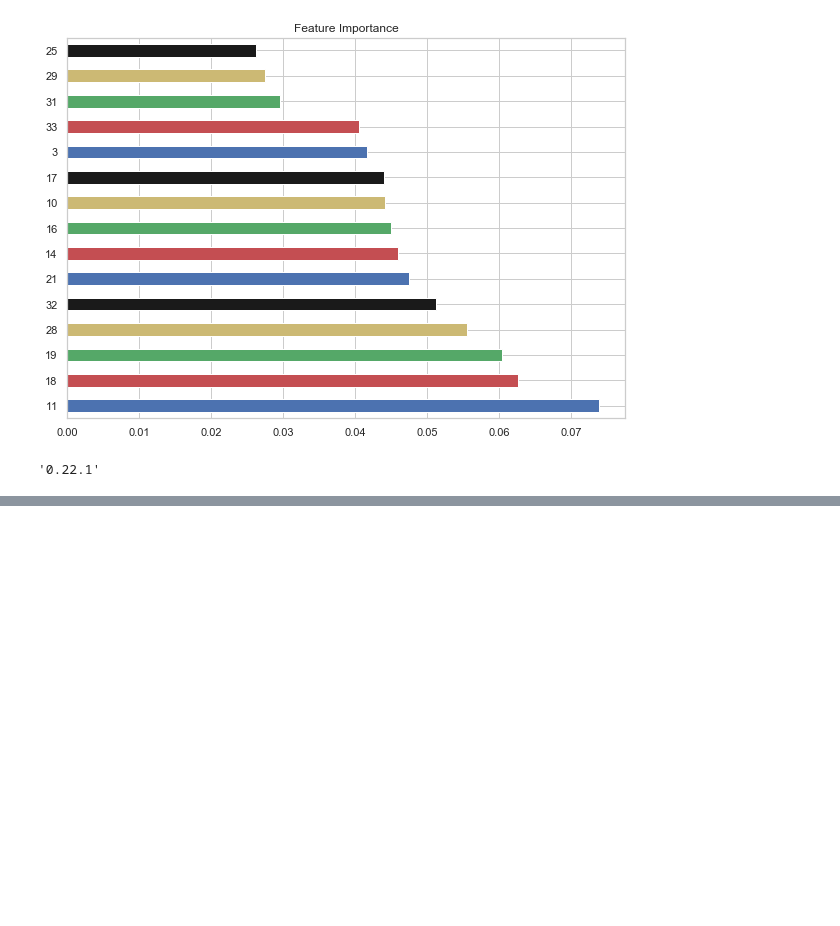
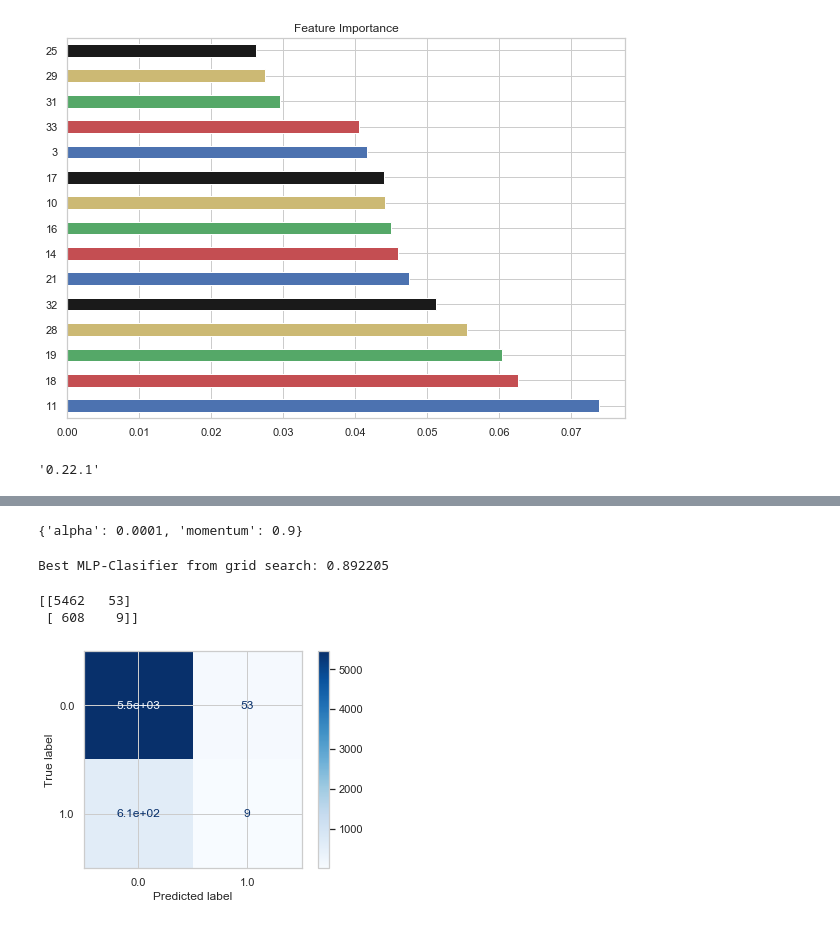
Before and after one commit to robinyUArizona/Pentatonic-Inc., a Jupyter notebook: Modelling-PentatonicTV.ipynb, the cells around one changed output, grey strips where cells are left out. Cells and saved outputs as stored; diff of their text form; code cells hidden in the pictures; blank space fills up the shorter version.

```diff
--- a/Modelling-PentatonicTV.ipynb
+++ b/Modelling-PentatonicTV.ipynb
@@ -343,6 +323,6 @@ sklearn.__version__
 # %% [output]
 '0.22.1'
 # %%
-# ## Best chosen model from cross-validation
-# model = MLPClassifier(hidden_layer_sizes=(13,13,13), max_iter=500)
-# model
+## Best chosen model from cross-validation
+model = MLPClassifier(hidden_layer_sizes=(13,13,13), max_iter=500)
+model
@@ -349,19 +338,27 @@ sklearn.__version__
 # %%
 from sklearn.model_selection import GridSearchCV
 # %%
-# param_grid = {
-#     'alpha': [0.005, 0.0001],
-#     'momentum':[0.7, 0.9]
-#     }
+param_grid = {
+    'alpha': [0.005, 0.007, 0.0001],
+    'momentum':[0.5, 0.7, 0.9]
+    }
 # %%
-# grid_clf = GridSearchCV(model, param_grid, cv=10, n_jobs=-1)
-# grid_clf.fit(X_train, y_train);
+grid_clf = GridSearchCV(model, param_grid, cv=10, n_jobs=-1)
+grid_clf.fit(X_train, y_train);
 
-# grid_clf.best_params_
+grid_clf.best_params_
+# %% [output]
+{'alpha': 0.0001, 'momentum': 0.9}
 # %%
-# print("Best MLP-Clasifier from grid search: %f" % grid_clf.best_estimator_.score(X_test, y_test))
+print("Best MLP-Clasifier from grid search: %f" % grid_clf.best_estimator_.score(X_test, y_test))
+# %% [output]
+Best MLP-Clasifier from grid search: 0.892205
 # %%
-# # pass it a trained model: it makes predictions for X_test and compares them to y_test
-# from sklearn.metrics import plot_confusion_matrix
-# disp = plot_confusion_matrix(grid_clf, X_test, y_test, cmap='Blues', values_format='.3g')
-# print(disp.confusion_matrix)
+# pass it a trained model: it makes predictions for X_test and compares them to y_test
+from sklearn.metrics import plot_confusion_matrix
+disp = plot_confusion_matrix(grid_clf, X_test, y_test, cmap='Blues')
+print(disp.confusion_matrix)
+# %% [output]
+[[5462   53]
+ [ 608    9]]
+[figure, added]
```
Also changed, not shown: parts of 6 cells of this notebook.
